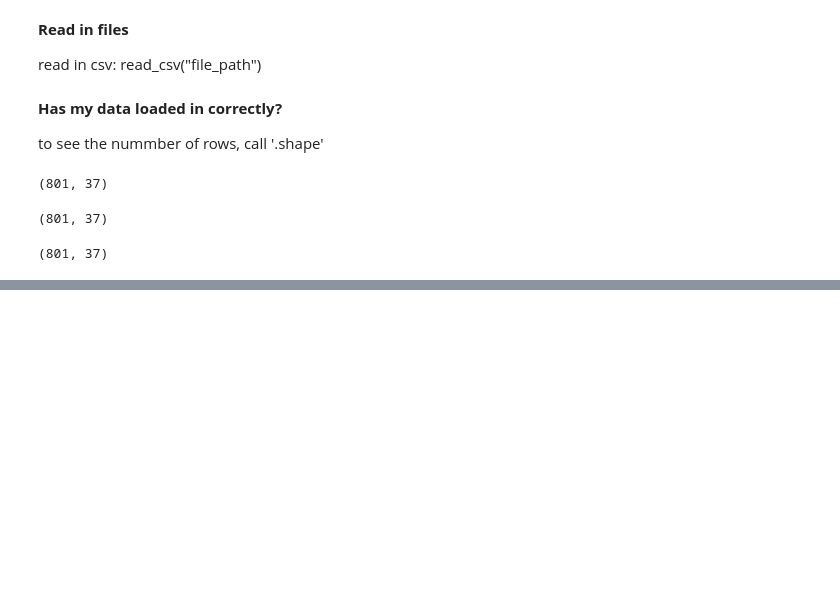
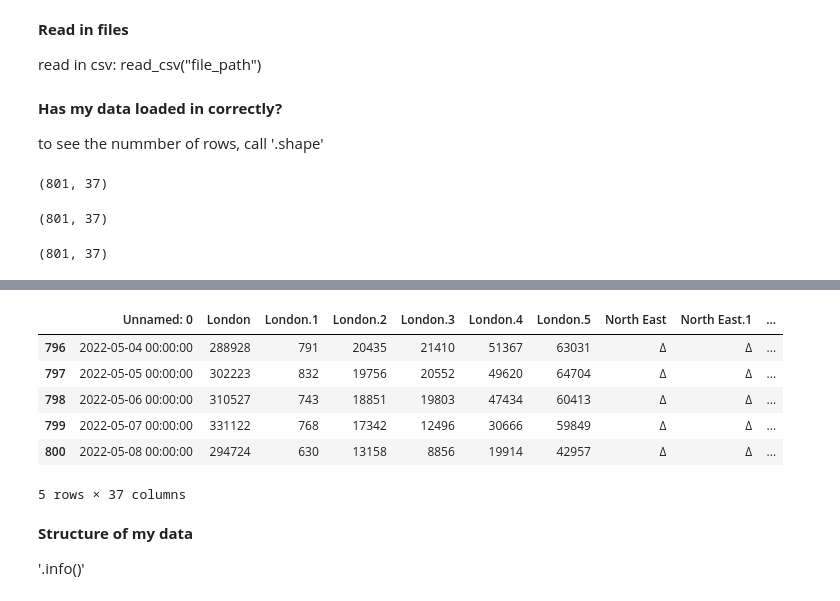
Before and after one commit to ravsheerRSA/Python_Training, a Jupyter notebook: Python_training_1.ipynb, the cells around one changed output, grey strips where cells are left out. Cells and saved outputs as stored; diff of their text form; code cells hidden in the pictures; blank space fills up the shorter version.

```diff
--- a/Python_training_1.ipynb
+++ b/Python_training_1.ipynb
@@ -33,0 +87,14 @@ df_trend.shape # rows x columns of seasonality data
+# %%
+df_non_season.tail()
+# %% [output]
+|  | Unnamed: 0 | London | London.1 | London.2 | London.3 | London.4 | London.5 | North East | North East.1 | ... |
+| 796 | 2022-05-04 00:00:00 | 288928 | 791 | 20435 | 21410 | 51367 | 63031 | Δ | Δ | ... |
+| 797 | 2022-05-05 00:00:00 | 302223 | 832 | 19756 | 20552 | 49620 | 64704 | Δ | Δ | ... |
+| 798 | 2022-05-06 00:00:00 | 310527 | 743 | 18851 | 19803 | 47434 | 60413 | Δ | Δ | ... |
+| 799 | 2022-05-07 00:00:00 | 331122 | 768 | 17342 | 12496 | 30666 | 59849 | Δ | Δ | ... |
+| 800 | 2022-05-08 00:00:00 | 294724 | 630 | 13158 | 8856 | 19914 | 42957 | Δ | Δ | ... |
+5 rows × 37 columns
+# %% [markdown]
+**Structure of my data**
+
+'.info()'
```
Also changed, not shown: parts of 11 cells of this notebook.
